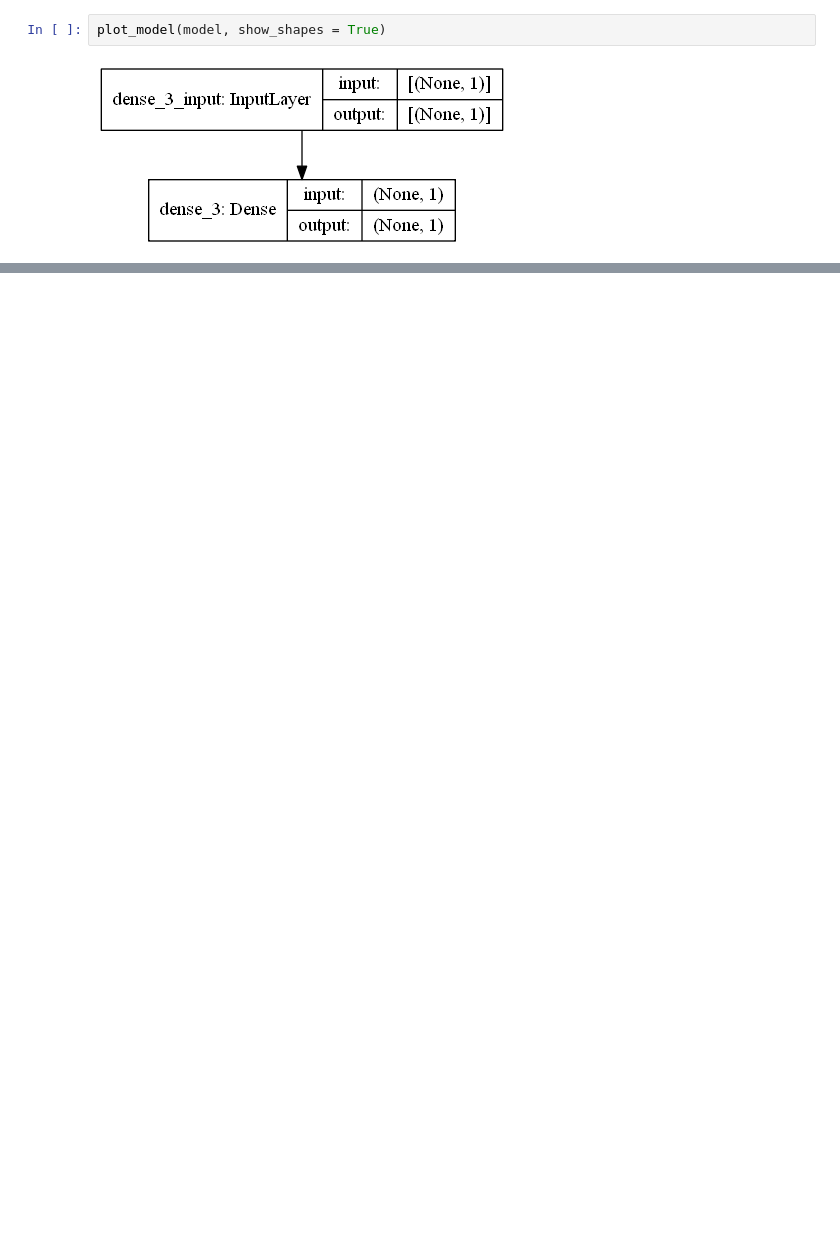
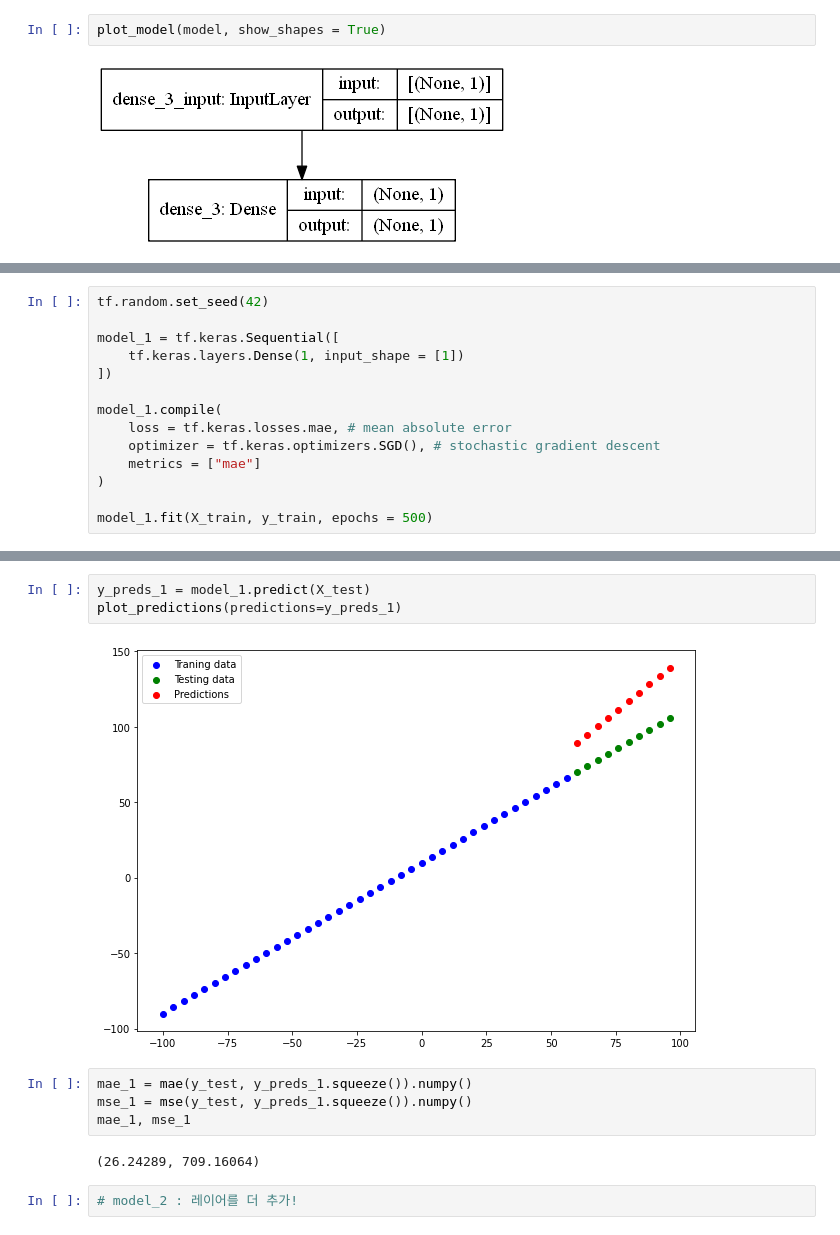
Before and after one commit to qwqw82000/tensorflow_nlp, a Jupyter notebook: tensorflow_002.ipynb, the cells around one changed output, grey strips where cells are left out. Cells and saved outputs as stored; diff of their text form; blank space fills up the shorter version.

```diff
--- a/tensorflow_002.ipynb
+++ b/tensorflow_002.ipynb
@@ -335,0 +450,14 @@ plot_model(model, show_shapes = True)
+# %%
+tf.random.set_seed(42)
+
+model_1 = tf.keras.Sequential([
+    tf.keras.layers.Dense(1, input_shape = [1])
+])
+
+model_1.compile(
+    loss = tf.keras.losses.mae, # mean absolute error
+    optimizer = tf.keras.optimizers.SGD(), # stochastic gradient descent
+    metrics = ["mae"]
+)
+
+model_1.fit(X_train, y_train, epochs = 500)
@@ -335,0 +483,13 @@ plot_model(model, show_shapes = True)
+# %%
+y_preds_1 = model_1.predict(X_test)
+plot_predictions(predictions=y_preds_1)
+# %% [output]
+[figure, added]
+# %%
+mae_1 = mae(y_test, y_preds_1.squeeze()).numpy()
+mse_1 = mse(y_test, y_preds_1.squeeze()).numpy()
+mae_1, mse_1
+# %% [output]
+(26.24289, 709.16064)
+# %%
+# model_2 : 레이어를 더 추가!
```
Also changed, not shown: parts of 85 cells of this notebook, 9 other files.
